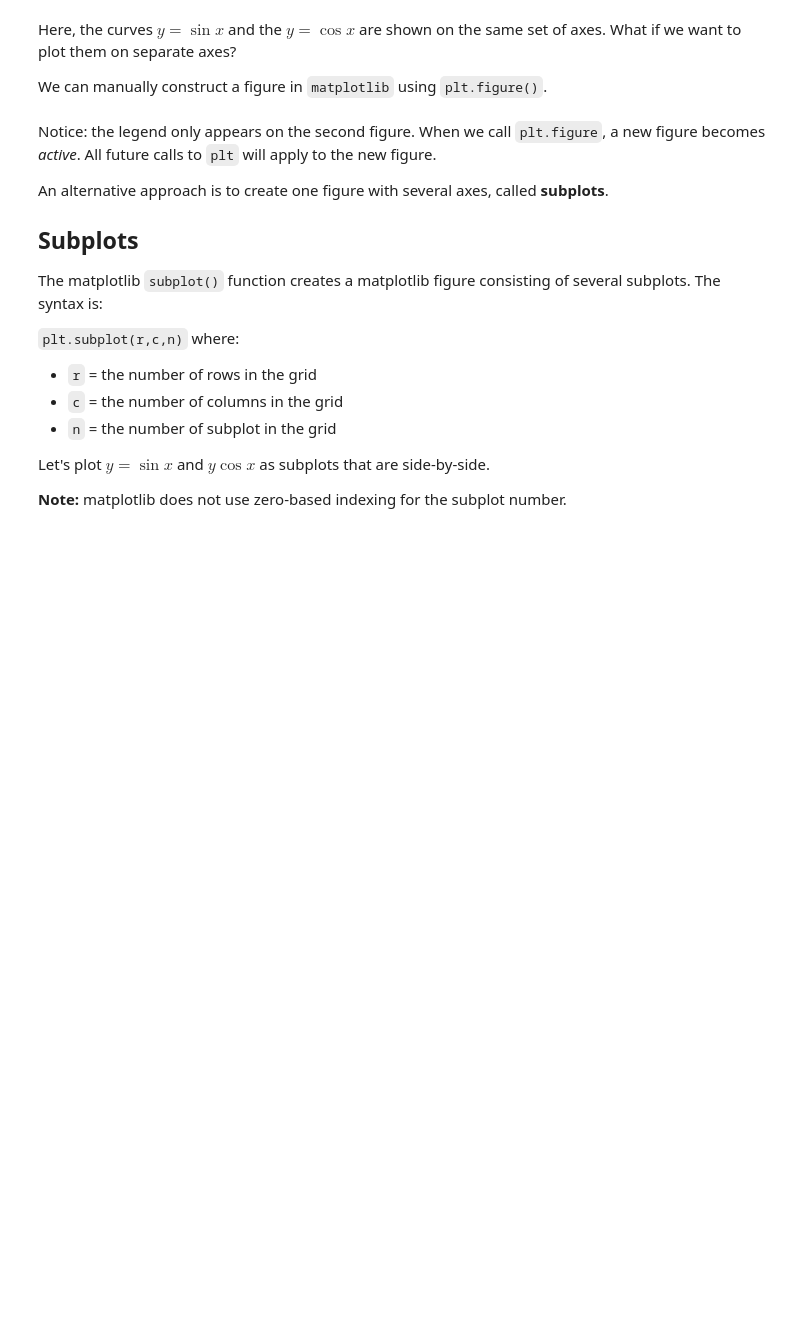
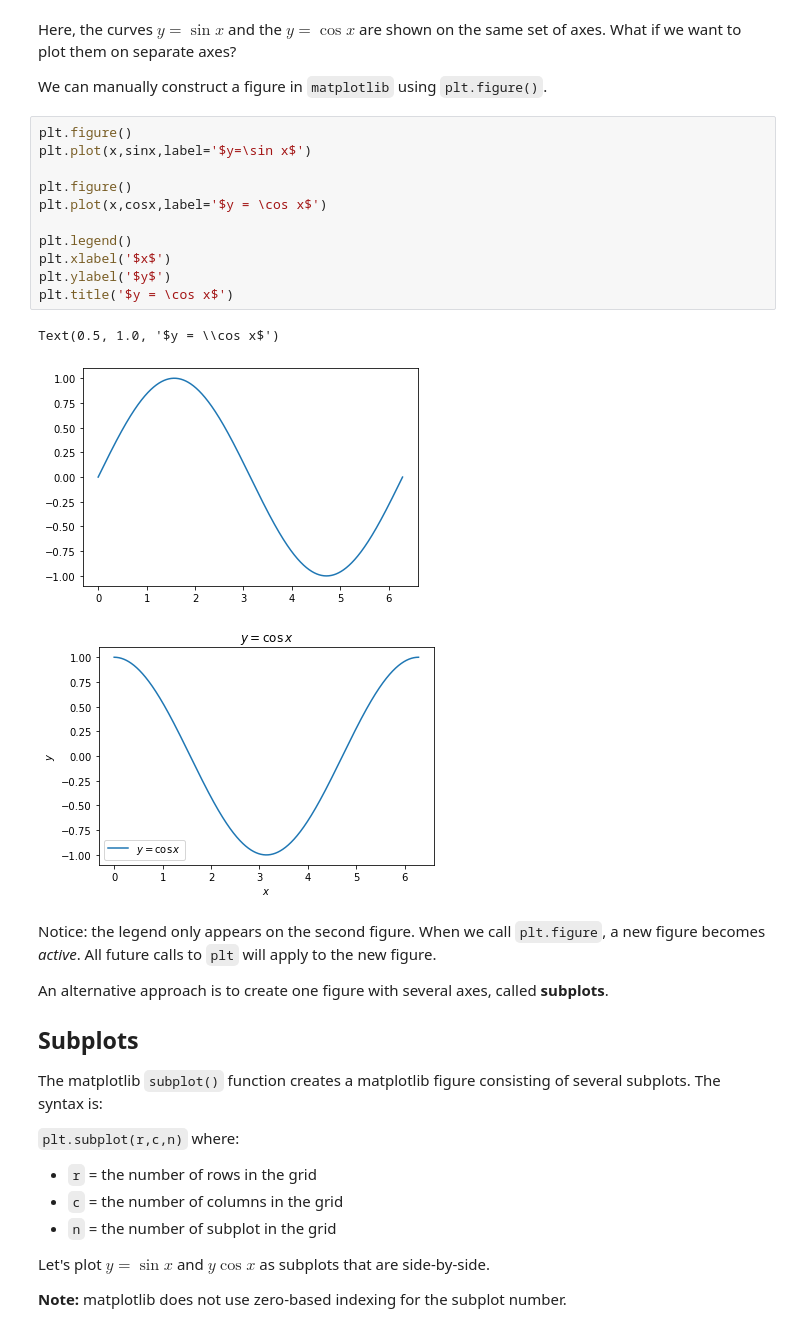
Before and after one commit to jllottes/jllottes.github.io, a Jupyter notebook: _static/weekly_notebooks/week05_notebook.ipynb, the cells around one changed output. Saved outputs shown, nothing was run; the diff lists cells and outputs as text; blank space fills up the shorter version.

```diff
--- a/_static/weekly_notebooks/week05_notebook.ipynb
+++ b/_static/weekly_notebooks/week05_notebook.ipynb
@@ -8,6 +33,21 @@ Let's plot the $\sin(x)$ and the $\cos(x)$.
 Here, the curves $y = \sin x$ and the $y = \cos x$ are shown on the same set of axes. What if we want to plot them on separate axes?
 
 We can manually construct a figure in `matplotlib` using `plt.figure()`.
+# %%
+plt.figure()
+plt.plot(x,sinx,label='$y=\sin x$')
+
+plt.figure()
+plt.plot(x,cosx,label='$y = \cos x$')
+
+plt.legend()
+plt.xlabel('$x$')
+plt.ylabel('$y$')
+plt.title('$y = \cos x$')
+# %% [output]
+Text(0.5, 1.0, '$y = \\cos x$')
+[figure, added]
+[figure, added]
 # %% [markdown]
 Notice: the legend only appears on the second figure. When we call `plt.figure`, a new figure becomes *active*. All future calls to `plt` will apply to the new figure.
 
```
Also changed, not shown: parts of 13 cells of this notebook, 2 other files.
